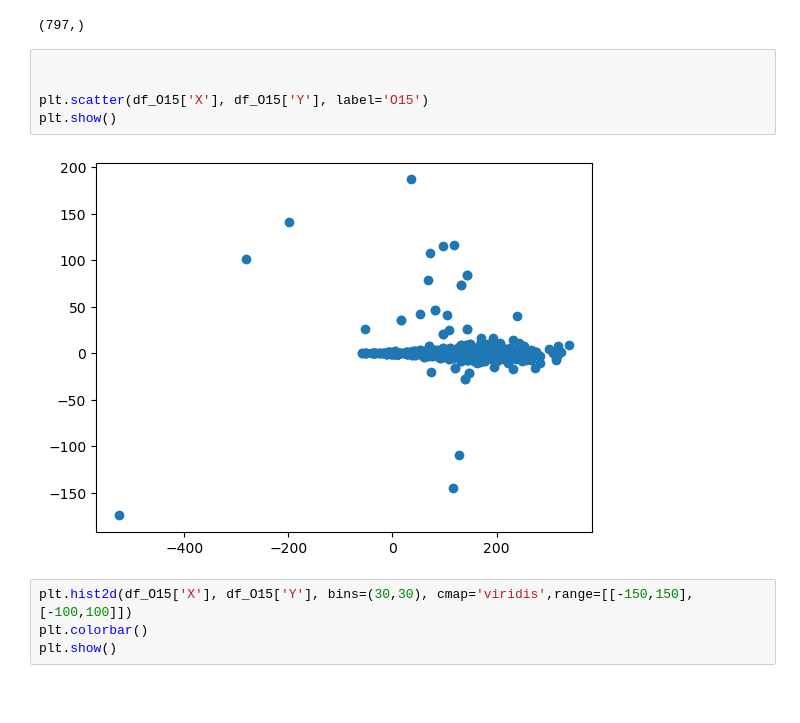
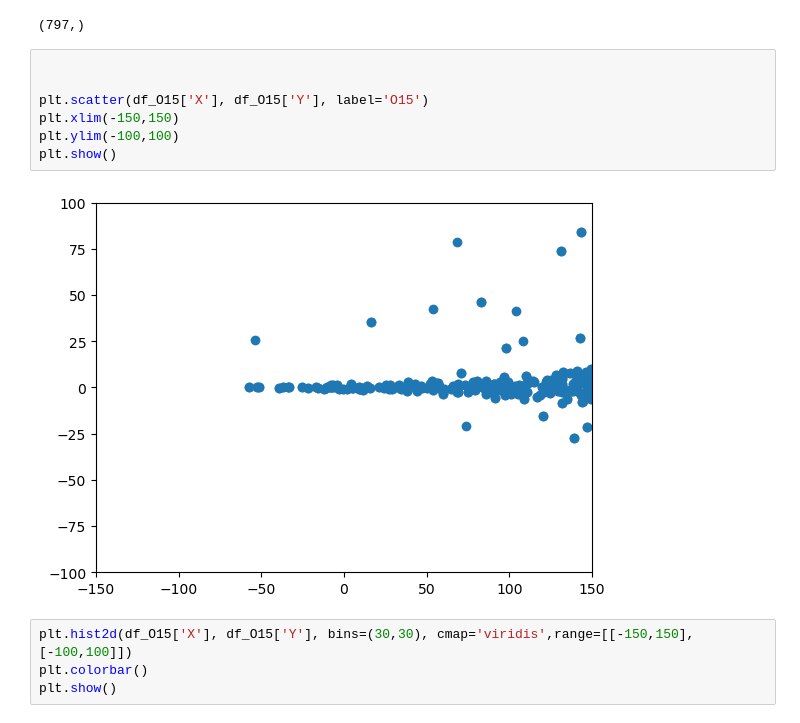
Before and after one commit to francescouni0/Online-Monitoring, a Jupyter notebook: radionuc.ipynb, the cells around one changed output. Drawn from its saved outputs; the diff is of its cells as text; blank space fills up the shorter version.

```diff
--- a/radionuc.ipynb
+++ b/radionuc.ipynb
@@ -33,10 +39,12 @@ print(np.shape(df_C11['X']))
 # %%
 
 
 plt.scatter(df_O15['X'], df_O15['Y'], label='O15')
+plt.xlim(-150,150)
+plt.ylim(-100,100)
 plt.show()
 # %% [output]
-[figure, old version]
+[figure, new version]
 # %%
 plt.hist2d(df_O15['X'], df_O15['Y'], bins=(30,30), cmap='viridis',range=[[-150,150],[-100,100]])
 plt.colorbar()
```
Also changed, not shown: parts of 3 cells of this notebook, 2 other files.
